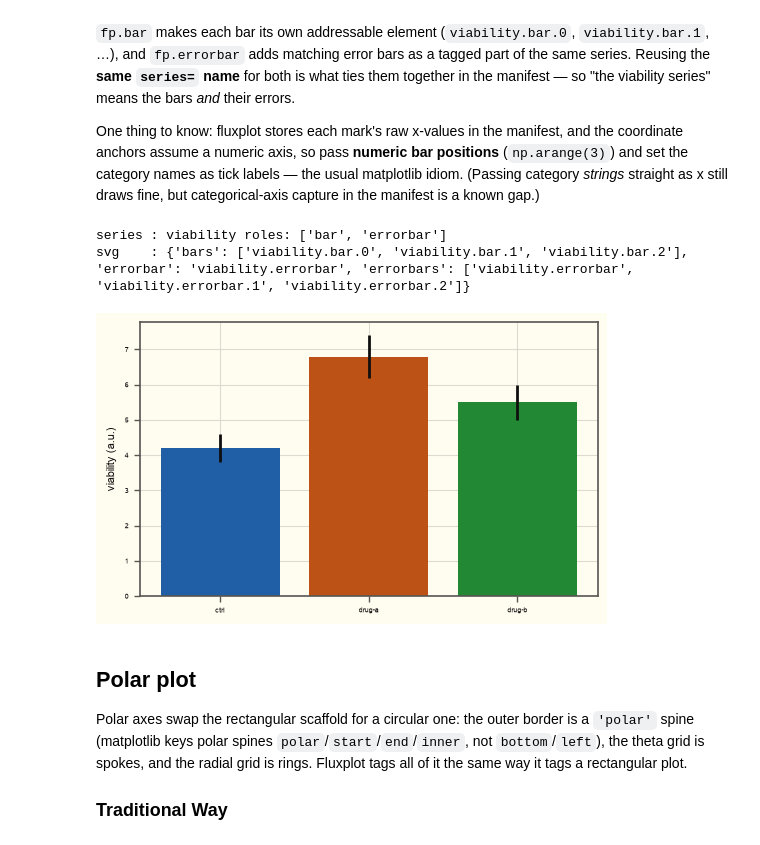
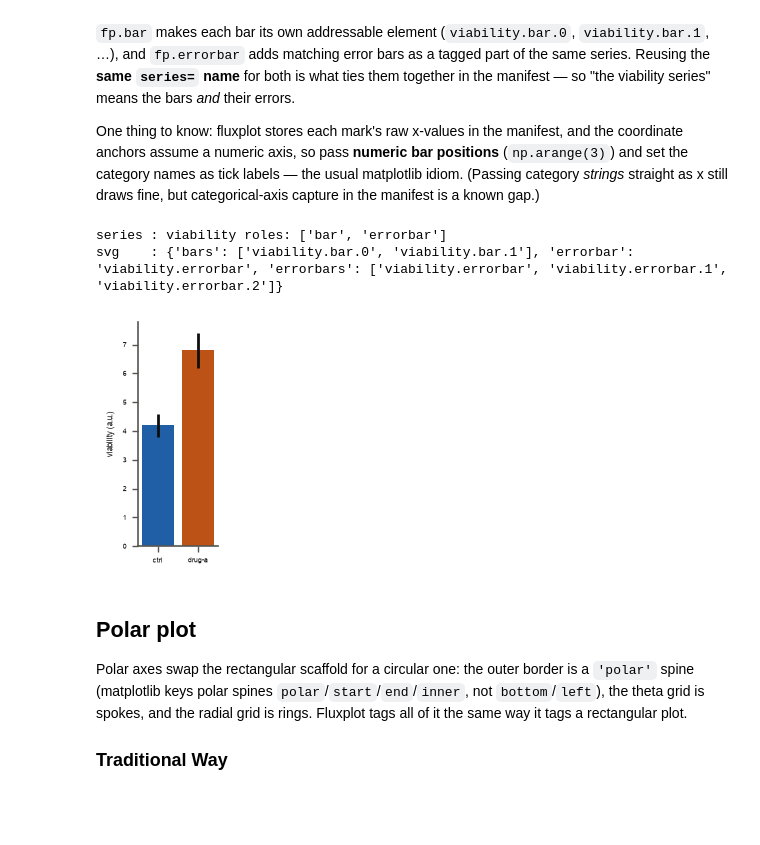
Before and after one commit to fluxsci/fluxplot, a Jupyter notebook: examples/basic_examples.ipynb, the cells around one changed output. Cells and saved outputs as stored; diff of their text form; code cells hidden in the pictures; blank space fills up the shorter version.

```diff
--- a/examples/basic_examples.ipynb
+++ b/examples/basic_examples.ipynb
@@ -78,9 +83,9 @@ The change is one word per call: `ax.plot(...)` becomes `fp.line(ax, ..., series
 One convention worth adopting from the start: series names are short lowercase slugs (`"2hz"`, not `"2 Hz!"`), used **consistently across related plots** — the name becomes the durable id that restyles, captions, and animations attach to.
 # %%
 # same data, same look — the only change is fp.line(..., series=...) instead of ax.plot(...)
-f, ax = plt.subplots(1, 1, figsize=(5, 3))
-fp.line(ax, time, sine_wave_2hz, series="2hz", label='2Hz', color='blue', alpha=0.7)
-fp.line(ax, time, sine_wave_1hz, series="1hz", label='1Hz', color='green', linewidth=3)
+f, ax = plt.subplots(1, 1, figsize=(5, 1.5))
+fp.line(ax, time, sine_wave_2hz, series="2hz", label='2Hz', color='royalblue', alpha=0.8)
+fp.line(ax, time, sine_wave_1hz, series="1hz", label='1Hz', color='green', linewidth=1)
 
 # one save call → semantic SVG + manifest + recipe
 # (from a .py script you'd also pass script=__file__ so the recipe is re-runnable — see the end)
@@ -150,7 +155,7 @@ Two practical details handled below:
 - seaborn also appends two **empty proxy lines** to the axes (used only to build its legend); we remove them. If we didn't, there'd be no harm — `fp.save`'s *orphan sweep* tags any leftover untagged artist as an anonymous-but-still-addressable `extra.*` element, because nothing is allowed to escape the scene graph — but naming things beats sweeping them.
 - everything else — axis titles, tick labels, the legend and its per-entry swatches and labels — is auto-tagged by `fp.save`, zero work.
 # %%
-f, ax = plt.subplots(1, 1, figsize=(5, 3))
+f, ax = plt.subplots(1, 1, figsize=(2, 2))
 ax = sns.lineplot(data=fmri.loc[fmri['event']=='stim'], x="timepoint", y="signal", hue="region", ax=ax)
 
 # the hue names, in the order seaborn drew them (the legend preserves draw order)
@@ -223,7 +228,7 @@ There is no fluxplot helper for box plots either — but there doesn't need to b
 We'll also add a **first-class overlay**: `fp.significance_bracket`. Brackets are so ubiquitous in scientific figures that fluxplot draws *and* names one in a single call — and records the statistics as metadata (`between=`, `p=`), so the manifest doesn't just know a bracket exists, it knows *what claim it makes*.
 # %%
 # same boxplot as above (reusing fruit_weights / labels / colors), plus semantic tags
-fig, ax = plt.subplots(1, 1, figsize=(5, 3))
+fig, ax = plt.subplots(1, 1, figsize=(2.5, 1.5))
 ax.set_ylabel('fruit weight (g)')
 bplot = ax.boxplot(fruit_weights,
                    patch_artist=True,
@@ -276,7 +281,7 @@ rng = np.random.default_rng(42)
 dose = rng.uniform(0, 10, 60)
 response = 2.0 * dose + rng.normal(0, 3, 60)
 
-f, ax = plt.subplots(1, 1, figsize=(5, 3))
+f, ax = plt.subplots(1, 1, figsize=(2.5, 1.5))
 fp.scatter(ax, dose, response, series="samples", label="cells", alpha=0.7)
 
 # a labelled guide line at the mean response
@@ -311,29 +316,29 @@ overlays : [('reference-line.mean-y', 'reference-line'), ('annotation.peak', 'an
 
 One thing to know: fluxplot stores each mark's raw x-values in the manifest, and the coordinate anchors assume a numeric axis, so pass **numeric bar positions** (`np.arange(3)`) and set the category names as tick labels — the usual matplotlib idiom. (Passing category *strings* straight as x still draws fine, but categorical-axis capture in the manifest is a known gap.)
 # %%
-conditions = ["ctrl", "drug-a", "drug-b"]
-means = [4.2, 6.8, 5.5]
-sems  = [0.4, 0.6, 0.5]
+conditions = ["ctrl", "drug-a"]
+means = [4.2, 6.8]
+sems  = [0.4, 0.6 ]
 xpos  = np.arange(len(conditions))          # numeric positions; labels set below
 
-f, ax = plt.subplots(1, 1, figsize=(5, 3))
+f, ax = plt.subplots(1, 1, figsize=(1.2, 2.5))
 fp.bar(ax, xpos, means, series="viability", color=fx.CYCLE_LIGHT[:3])
 fp.errorbar(ax, xpos, means, series="viability", yerr=sems,
             fmt="none", color=fx.FLEXOKI["black"], capsize=3)
 
 ax.set_xticks(xpos); ax.set_xticklabels(conditions)
 ax.set_ylabel("viability (a.u.)")
 res = fp.save(f, './basic_example_output/mpl_bars_FLUXPLOT.svg',
               recipe=dict(params={"conditions": conditions}))
 
 man = json.loads(Path(res.manifest).read_text())
 s = man['series'][0]
 print("series :", s['id'], "roles:", s['roles'])
 print("svg    :", s['svg'])          # bars: [...per-bar ids...], errorbar: id
 # %% [output]
 series : viability roles: ['bar', 'errorbar']
-svg    : {'bars': ['viability.bar.0', 'viability.bar.1', 'viability.bar.2'], 'errorbar': 'viability.errorbar', 'errorbars': ['viability.errorbar', 'viability.errorbar.1', 'viability.errorbar.2']}
+svg    : {'bars': ['viability.bar.0', 'viability.bar.1'], 'errorbar': 'viability.errorbar', 'errorbars': ['viability.errorbar', 'viability.errorbar.1', 'viability.errorbar.2']}
-[figure, old version]
+[figure, new version]
 # %% [markdown]
 ## Polar plot
 
```
Also changed, not shown: parts of 12 cells of this notebook, 14 other files.
